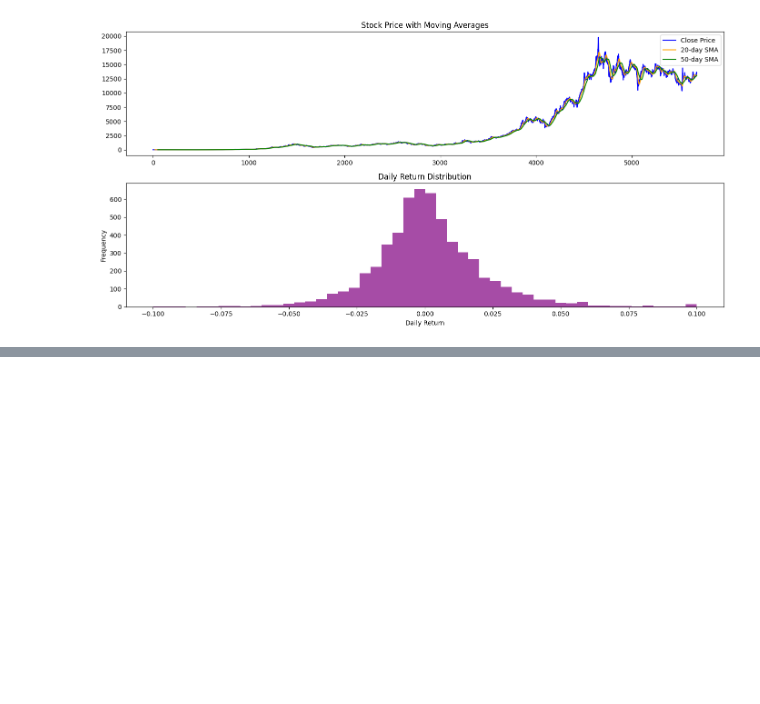
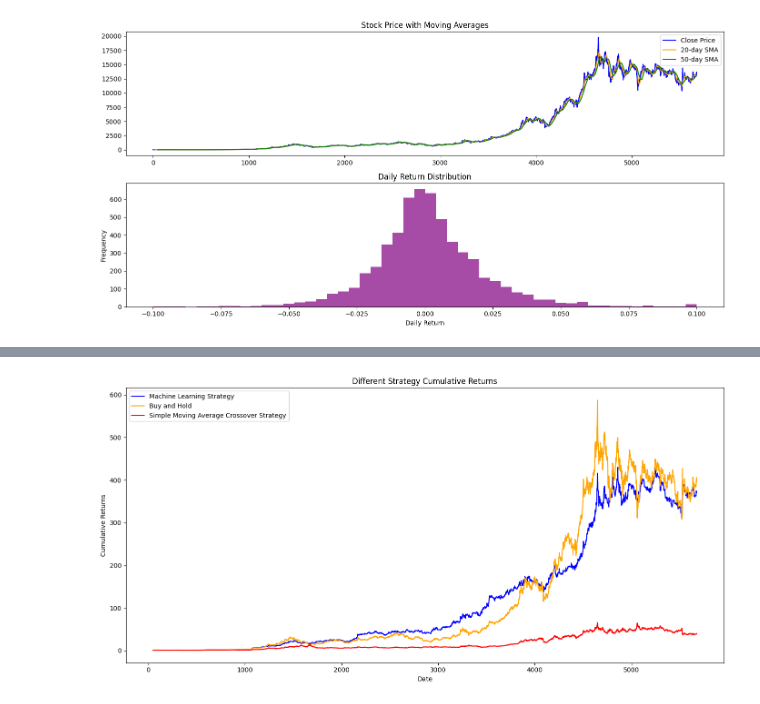
Before and after one commit to Aprilssky/StockAnalysis, a Jupyter notebook: stockanalysis.ipynb, the cells around one changed output, grey strips where cells are left out. Drawn from its saved outputs; the diff is of its cells as text; code cells hidden in the pictures; blank space fills up the shorter version.

```diff
--- a/stockanalysis.ipynb
+++ b/stockanalysis.ipynb
@@ -132,0 +195,27 @@ plt.show()
+# %%
+# 生成交易信号并计算策略收益
+df['ML_Signal'] = model.predict(X)
+df['ML_Strategy_Return'] = df['ML_Signal'].shift(1) * df['Daily_Return']
+
+# 计算累计收益
+df['ML_Cumulative_Return'] = (1 + df['ML_Strategy_Return']).cumprod()
+df['Buy_and_Hold_Return'] = (1 + df['Daily_Return']).cumprod()
+df['SMACS_Cumulative_Return'] = (1 + df['SMACS_Strategy_Return']).cumprod()
+
+# 绘制累计收益对比图
+plt.figure(figsize=(14, 7))
+plt.plot(df['ML_Cumulative_Return'], label='Machine Learning Strategy', color='blue')
+plt.plot(df['Buy_and_Hold_Return'], label='Buy and Hold', color='orange')
+plt.plot(df['SMACS_Cumulative_Return'], label='Simple Moving Average Crossover Strategy', color='red')
+
+plt.title('Different Strategy Cumulative Returns')
+plt.xlabel('Date')
+plt.ylabel('Cumulative Returns')
+plt.legend()
+plt.tight_layout()
+
+# 保存图片到img目录下
+plt.savefig('img/Different_Strategy_CumulativeReturns.png')
+plt.show()
+# %% [output]
+[figure, added]
```
Also changed, not shown: parts of 6 cells of this notebook, 3 other files.
